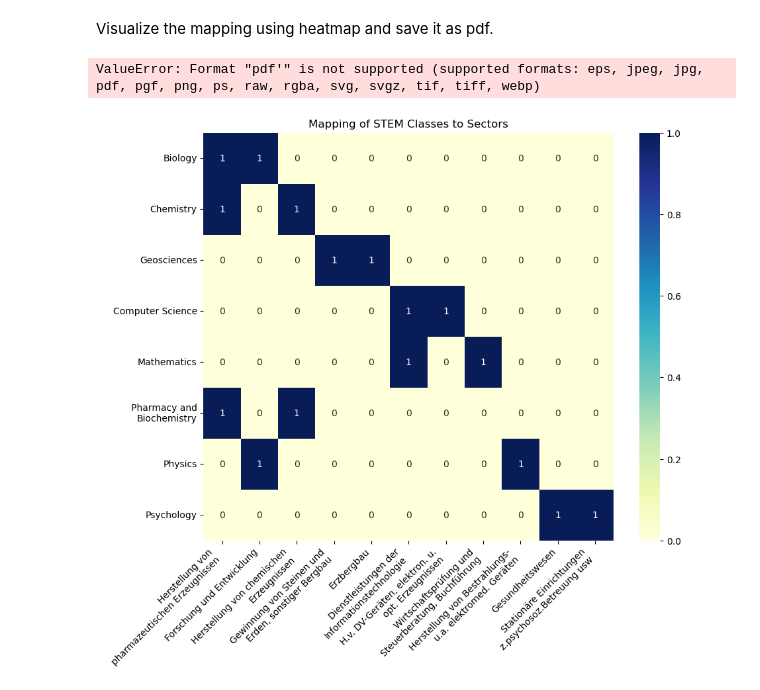
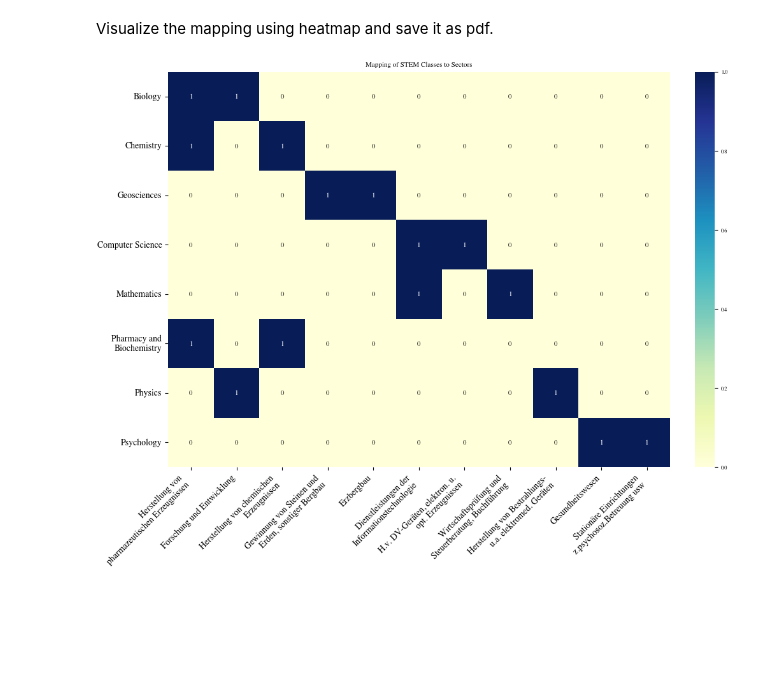
Before and after one commit to mxs01/AnalysingStudentDevelopment, a Jupyter notebook: exp/exp_05_mapping.ipynb, the cells around one changed output. Saved outputs shown, nothing was run; the diff lists cells and outputs as text; code cells hidden in the pictures; blank space fills up the shorter version.

```diff
--- a/exp/exp_05_mapping.ipynb
+++ b/exp/exp_05_mapping.ipynb
@@ -217,33 +218,32 @@ data[name_mapping['Herstellung von pharmazeutischen Erzeugnissen']][5] = 1
 data[name_mapping['Forschung und Entwicklung']][6] = 1
 data[name_mapping['Herstellung von Bestrahlungs- u.a. elektromed. Geräten']][6] = 1
 
 # Psychology
 data[name_mapping['Gesundheitswesen']][7] = 1
 data[name_mapping['Stationäre Einrichtungen z.psychosoz.Betreuung usw']][7] = 1
 
 # Create the DataFrame using wrapped labels for columns
 df = pd.DataFrame(data, index=[
     'Biology', 'Chemistry', 'Geosciences', 'Computer Science',
     'Mathematics', 'Pharmacy and Biochemistry', 'Physics', 'Psychology'
 ])
 
 # Wrap each index label
 wrapped_labels = [textwrap.fill(label, width=20) for label in df.index]
 
 # Create the heatmap
-plt.figure(figsize=(10, 8))
+plt.rcParams.update(bundles.icml2022(column="full", nrows=1, ncols=1, usetex=False))
 sns.heatmap(df, annot=True, cmap="YlGnBu")
 
 # Set the wrapped labels as the y-tick labels
 plt.yticks(plt.yticks()[0], wrapped_labels, va="center", rotation=0, fontsize=10)
 # Adjust the labels
 plt.xticks(rotation=45, ha='right', fontsize=10)
 
 # Customize further as needed
 plt.title('Mapping of STEM Classes to Sectors')
 
 plt.savefig(FIG_DIR + "/STEMFieldsToSectorHeatMap.pdf")
 plt.show()
 # %% [output]
-ValueError: Format "pdf'" is not supported (supported formats: eps, jpeg, jpg, pdf, pgf, png, ps, raw, rgba, svg, svgz, tif, tiff, webp)
-[figure, old version]
+[figure, new version]
```
Also changed, not shown: parts of 2 cells of this notebook.
